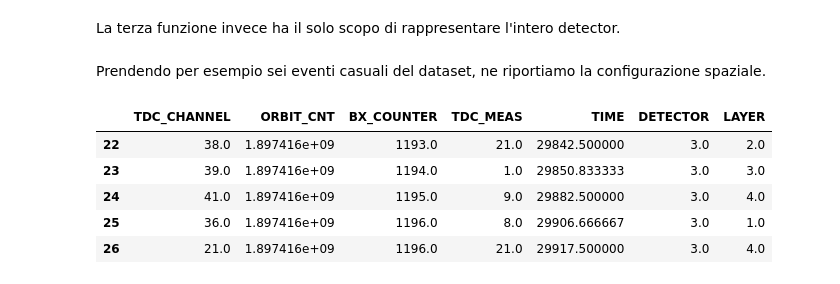
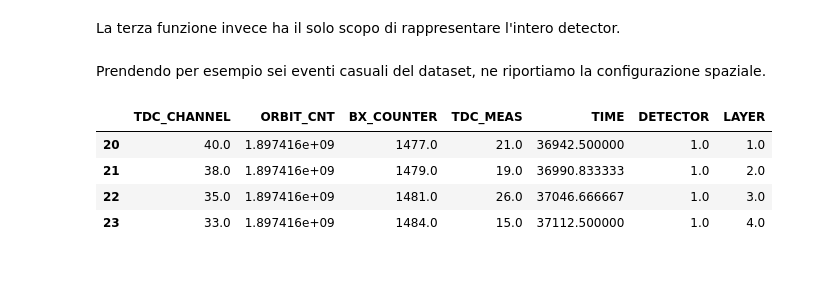
Before and after one commit to samuelelipani/LCP_projects_Y3, a Jupyter notebook: Project_samuele_copy.ipynb, the cells around one changed output. Saved outputs shown, nothing was run; the diff lists cells and outputs as text; code cells hidden in the pictures.

```diff
--- a/Project_samuele_copy.ipynb
+++ b/Project_samuele_copy.ipynb
@@ -434,0 +442,7 @@ Percentage of the original dataset: 38.931961743668964 %
+# %%
+filtered4 = filtered4.groupby(['ORBIT_CNT'],group_keys=False)\
+                    .apply(cut)\
+                    .dropna()\
+                    .reset_index()\
+                    .drop(['index'],axis=1)
+print("There are:",hits4-filtered4.shape[0], "samples less than the previous cut")
@@ -540,0 +559,19 @@ Percentage of the original dataset: 38.92267472367246 %
+# %%
+# SIXTH CUT
+def more_layers(group):
+    if len(group['LAYER']) != len(set(group['LAYER'])): return None
+    else: return group
+# questa funzione utilizza i set. Per ogni gruppo controlla se la lunghezza della colonna layer castata a set sia diversa da quella non castata e se lo è allora ritorna None altrimenti il gruppo passa inalterato attraverso la condizione
+filtered6 = filtered5.groupby(['ORBIT_CNT'],group_keys=False)\
+                    .apply(more_layers)\
+                    .dropna()\
+                    .reset_index()\
+                    .drop(['index'],axis=1)
+# raggruppando per orbite e layer applichiamo la funzione nell'argomento di filter che seleziona quei gruppi che hanno elementi con orbite e layer uguali a uno. Visto che il raggruppamento "più a basso livello" è il secondo in pratica il filtro agisce su questi ultimi gruppi: essi presentano una sola orbita per certo ma un layer non per forza si presenta una sola votla quindi i suddetti casi vengono eliminati.
+orbits6=filtered6['ORBIT_CNT'].nunique()
+
+print("Number of unique orbits:",orbits6)
+print("Samples in reduced dataset:",filtered6.shape[0])
+print("Percentage of the original dataset:",filtered6.shape[0]*100/samples,"%")
+
+filtered6
@@ -650,20 +704,19 @@ def draw_detector(ax):
 # %% [markdown]
 Prendendo per esempio sei eventi casuali del dataset, ne riportiamo la configurazione spaziale.
 # %%
-orbits=filtered4['ORBIT_CNT'].unique()
-triggers_139 = filtered4[filtered4['TDC_CHANNEL']==139]
+orbits=filtered6['ORBIT_CNT'].unique()
+triggers_139 = filtered6[filtered6['TDC_CHANNEL']==139]
 # eliminando per ciascuno l'attivazione di trigger
 # Il metodo drop si aspetta un indice pari alla riga che voglio eliminare dal dataframe. In questo caso, per rappresentare un evento, desidero cancellare la riga corrispondente all'attivazione di trigger dunque quella che nel gruppo possiede il tdc_channel 139. Posso anche non esplicitare gli eventi che voglio rappresentare uno ad uno ma creare una lista, tramite list comprehension, nella quale vi sono quegli eventi che saranno usati successivamente nel plot. La riga da "droppare" segue la numerazione della list comprehension
 
-event =[filtered4.loc[filtered4['ORBIT_CNT']==orbits[i]].drop(triggers_139.iloc[i].name) for i in range(6)]
+event =[filtered6.loc[filtered6['ORBIT_CNT']==orbits[i]].drop(triggers_139.iloc[i].name) for i in range(6)]
 event[4]
 # %% [output]
 |  | TDC_CHANNEL | ORBIT_CNT | BX_COUNTER | TDC_MEAS | TIME | DETECTOR | LAYER |
-| 22 | 38.0 | 1.897416e+09 | 1193.0 | 21.0 | 29842.500000 | 3.0 | 2.0 |
-| 23 | 39.0 | 1.897416e+09 | 1194.0 | 1.0 | 29850.833333 | 3.0 | 3.0 |
-| 24 | 41.0 | 1.897416e+09 | 1195.0 | 9.0 | 29882.500000 | 3.0 | 4.0 |
-| 25 | 36.0 | 1.897416e+09 | 1196.0 | 8.0 | 29906.666667 | 3.0 | 1.0 |
-| 26 | 21.0 | 1.897416e+09 | 1196.0 | 21.0 | 29917.500000 | 3.0 | 4.0 |
+| 20 | 40.0 | 1.897416e+09 | 1477.0 | 21.0 | 36942.500000 | 1.0 | 1.0 |
+| 21 | 38.0 | 1.897416e+09 | 1479.0 | 19.0 | 36990.833333 | 1.0 | 2.0 |
+| 22 | 35.0 | 1.897416e+09 | 1481.0 | 26.0 | 37046.666667 | 1.0 | 3.0 |
+| 23 | 33.0 | 1.897416e+09 | 1484.0 | 15.0 | 37112.500000 | 1.0 | 4.0 |
 # %%
 #draw new events
 dx=1
```
Also changed, not shown: parts of 11 cells of this notebook.
